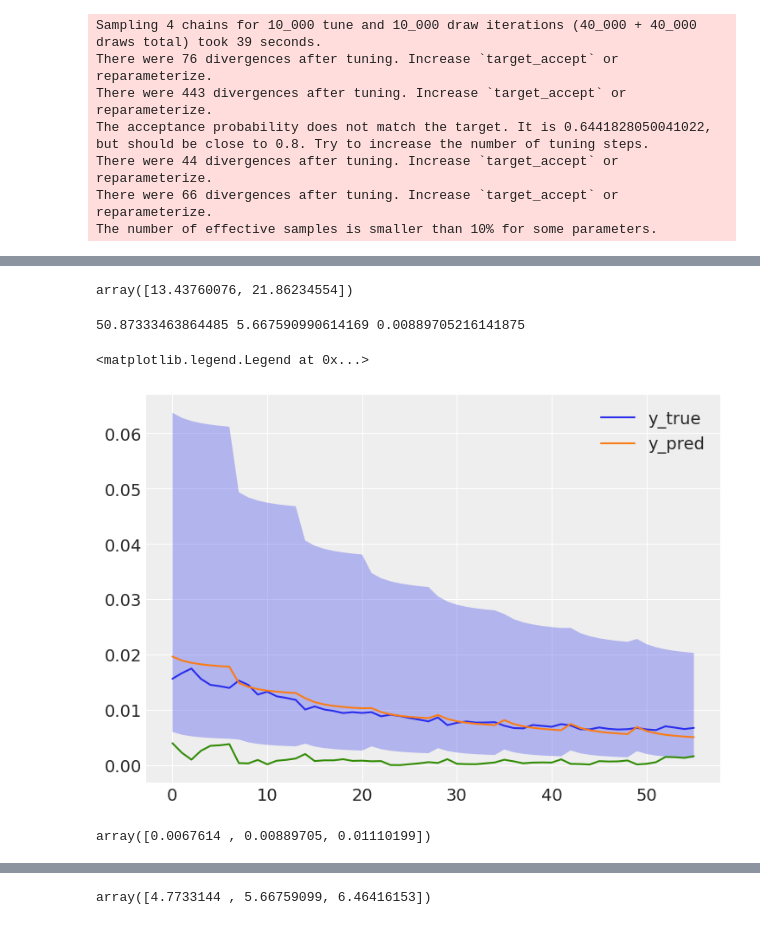
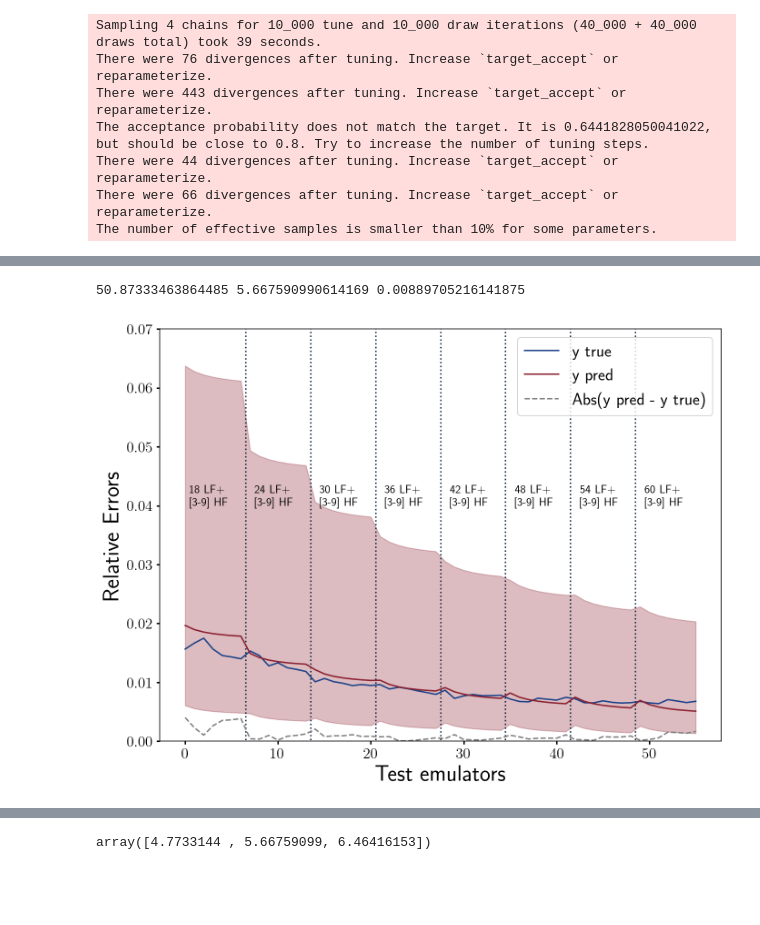
Before and after one commit to jibanCat/matter_emu_mfbox, a Jupyter notebook: notebooks/Infer Emulation errors using LF and HF points.ipynb, the cells around one changed output, grey strips where cells are left out. Drawn from its saved outputs; the diff is of its cells as text; code cells hidden in the pictures; blank space fills up the shorter version.

```diff
--- a/notebooks/Infer Emulation errors using LF and HF points.ipynb
+++ b/notebooks/Infer Emulation errors using LF and HF points.ipynb
@@ -80,7 +98,3 @@ with budget_model:
-# %%
-pm.stats.hdi(trace["rho"], hdi_prob=0.1)
-# %% [output]
-array([13.43760076, 21.86234554])
 # %%
 n_lf = x_train[:, 0]
 n_hf = x_train[:, 1]
@@ -127,20 +141,33 @@ print(rho_mode, nu_mode, theta_mode)
 # %% [output]
 50.87333463864485 5.667590990614169 0.00889705216141875
 # %%
-# n_lf + (512/128)**3 * n_hf
+fig, ax = plt.subplots(figsize=(10.625, 8), nrows=1, ncols=1)
 
-plt.plot(y_true, label="y_true")
-plt.plot(y_pred, label="y_pred")
+plt.plot(range(len(y_true)), y_true, label=r"y true", color=colors[2])
+plt.plot(range(len(y_true)), y_pred, label=r"y pred", color=colors[0])
 
-plt.fill_between(range(len(y_true)), y1=y_pred_lower, y2=y_pred_upper, alpha=0.3)
+plt.vlines(
+    [6.5, 6.5 + 7, 6.5 + 7 * 2, 6.5 + 7 * 3, 6.5 + 7 * 4, 6.5 + 7 * 5, 6.5 + 7 * 6],
+    ymin=-0.01, ymax=0.07, ls="dotted", color=colors[3])
 
-plt.plot(np.abs(y_pred - y_true))
+for i in range(8):
+    plt.text(
+        0.5 + 7 * i,
+        0.04,
+        "{} LF+\n[3-9] HF".format(18 + 6 * i),
+        fontdict={"fontsize" : 12}
+    )
 
+
+plt.fill_between(range(len(y_true)), y1=y_pred_lower, y2=y_pred_upper, alpha=0.3, color=colors[0])
+
+plt.plot(np.abs(y_pred - y_true), ls="--", color="grey", label=r"Abs(y pred - y true)" )
+
+plt.ylim((0.0, 0.07))
+plt.ylabel("Relative Errors")
+plt.xlabel("Test emulators")
 plt.legend()
+
+fig.savefig("/home/jibancat/Documents/Latex/mf_boxsize_paper/images/budget_all_test_errors.pdf", bbox_inches='tight', pad_inches=0.075)
 # %% [output]
-<matplotlib.legend.Legend at 0x...>
-[figure, old version]
+[figure, new version]
-# %%
-np.quantile(trace["theta"], [0.25, 0.5, 0.75])
-# %% [output]
-array([0.0067614 , 0.00889705, 0.01110199])
```
Also changed, not shown: parts of 18 cells of this notebook.
